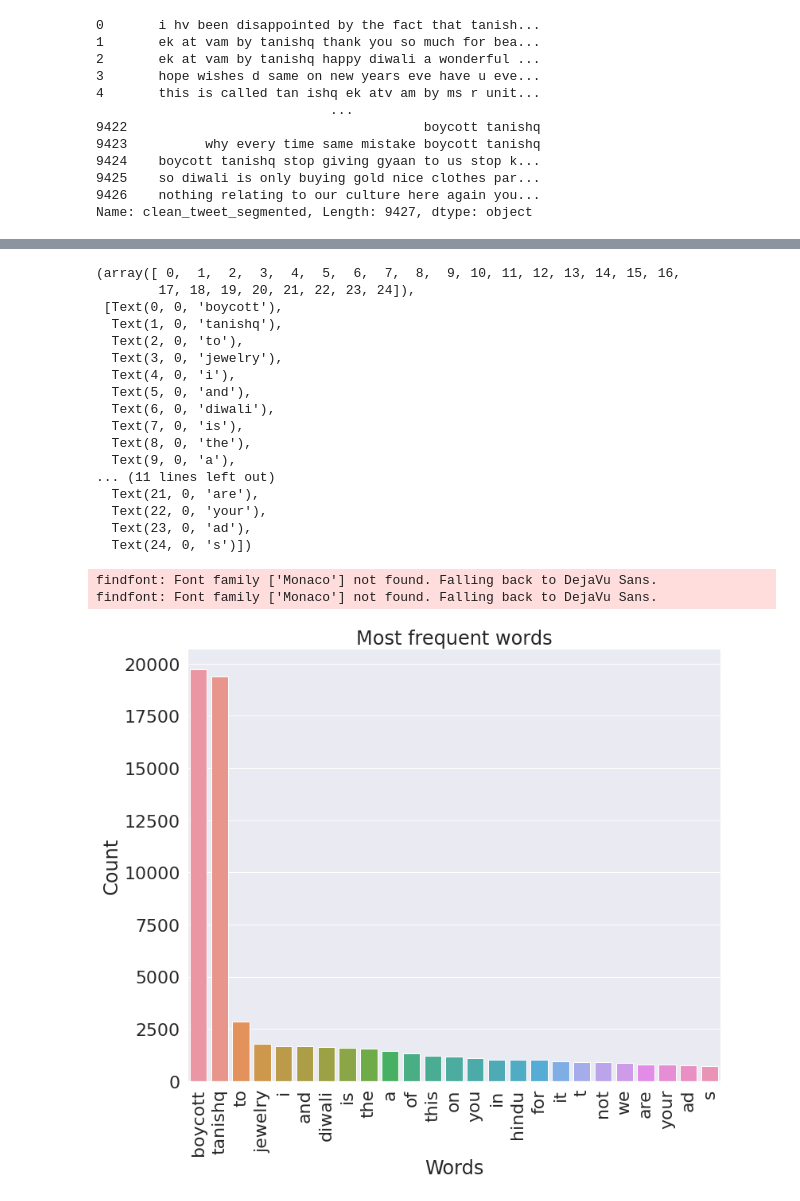
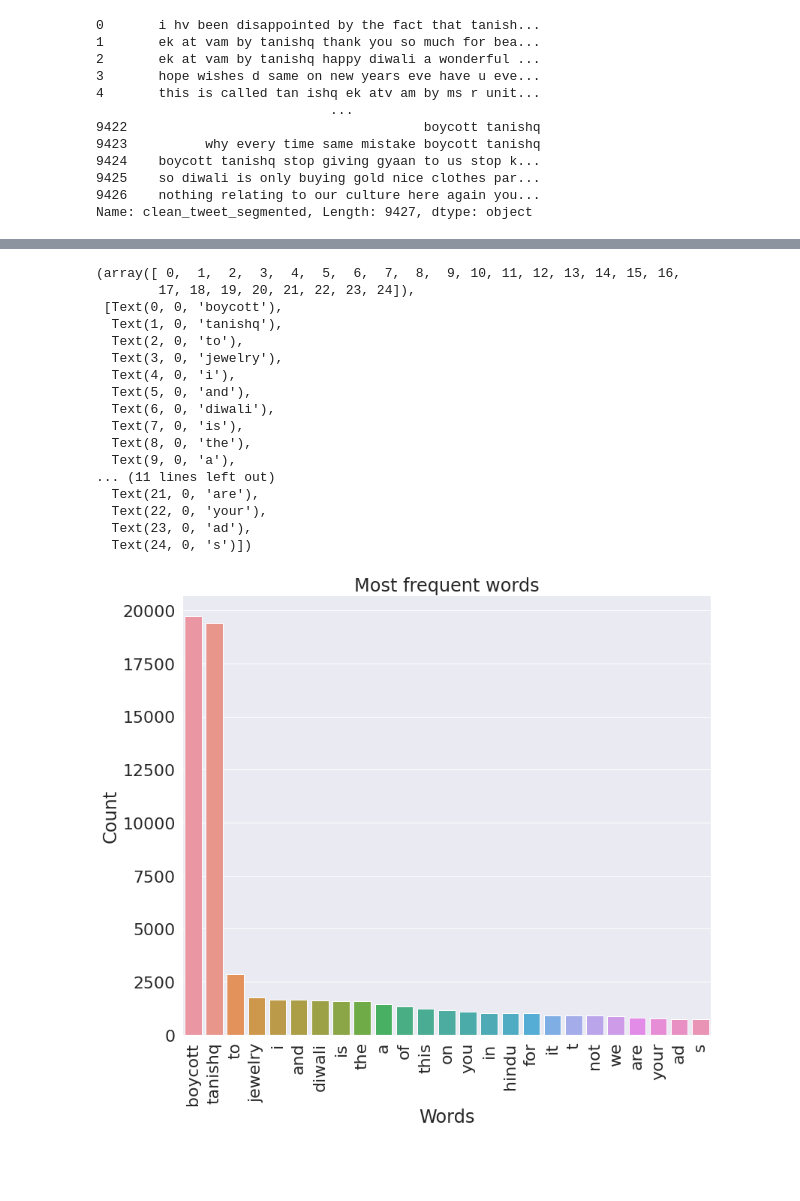
Before and after one commit to mamunm/sentiment_analysis, a Jupyter notebook: notebooks/cleaning_viz.ipynb, the cells around one changed output, grey strips where cells are left out. Saved outputs shown, nothing was run; the diff lists cells and outputs as text; code cells hidden in the pictures; blank space fills up the shorter version.

```diff
--- a/notebooks/cleaning_viz.ipynb
+++ b/notebooks/cleaning_viz.ipynb
@@ -181,32 +181,31 @@ counter = Counter(words_2.split(' '))
 # %%
 sns.set(style='darkgrid', font_scale=2, font='Monaco')
 
 plt.figure(figsize=(12, 10))
 mc_df = pd.DataFrame(counter.most_common(25))
 ax = sns.barplot(x=0, y=1, data=mc_df)
 ax.set(xlabel = 'Words', ylabel='Count', title='Most frequent words')
+plt.tight_layout()
 plt.xticks(rotation=90)
 # %% [output]
 (array([ 0,  1,  2,  3,  4,  5,  6,  7,  8,  9, 10, 11, 12, 13, 14, 15, 16,
         17, 18, 19, 20, 21, 22, 23, 24]),
  [Text(0, 0, 'boycott'),
   Text(1, 0, 'tanishq'),
   Text(2, 0, 'to'),
   Text(3, 0, 'jewelry'),
   Text(4, 0, 'i'),
   Text(5, 0, 'and'),
   Text(6, 0, 'diwali'),
   Text(7, 0, 'is'),
   Text(8, 0, 'the'),
   Text(9, 0, 'a'),
 ... (11 lines left out)
   Text(21, 0, 'are'),
   Text(22, 0, 'your'),
   Text(23, 0, 'ad'),
   Text(24, 0, 's')])
-findfont: Font family ['Monaco'] not found. Falling back to DejaVu Sans.
-findfont: Font family ['Monaco'] not found. Falling back to DejaVu Sans.
-[figure, old version]
+[figure, new version]
 # %%
 counter = Counter([i for i in words_2.split(' ') if i not in stopwords])
 sns.set(style='darkgrid', font_scale=2, font='Monaco')
```
Also changed, not shown: parts of 8 cells of this notebook, 12 other files.
